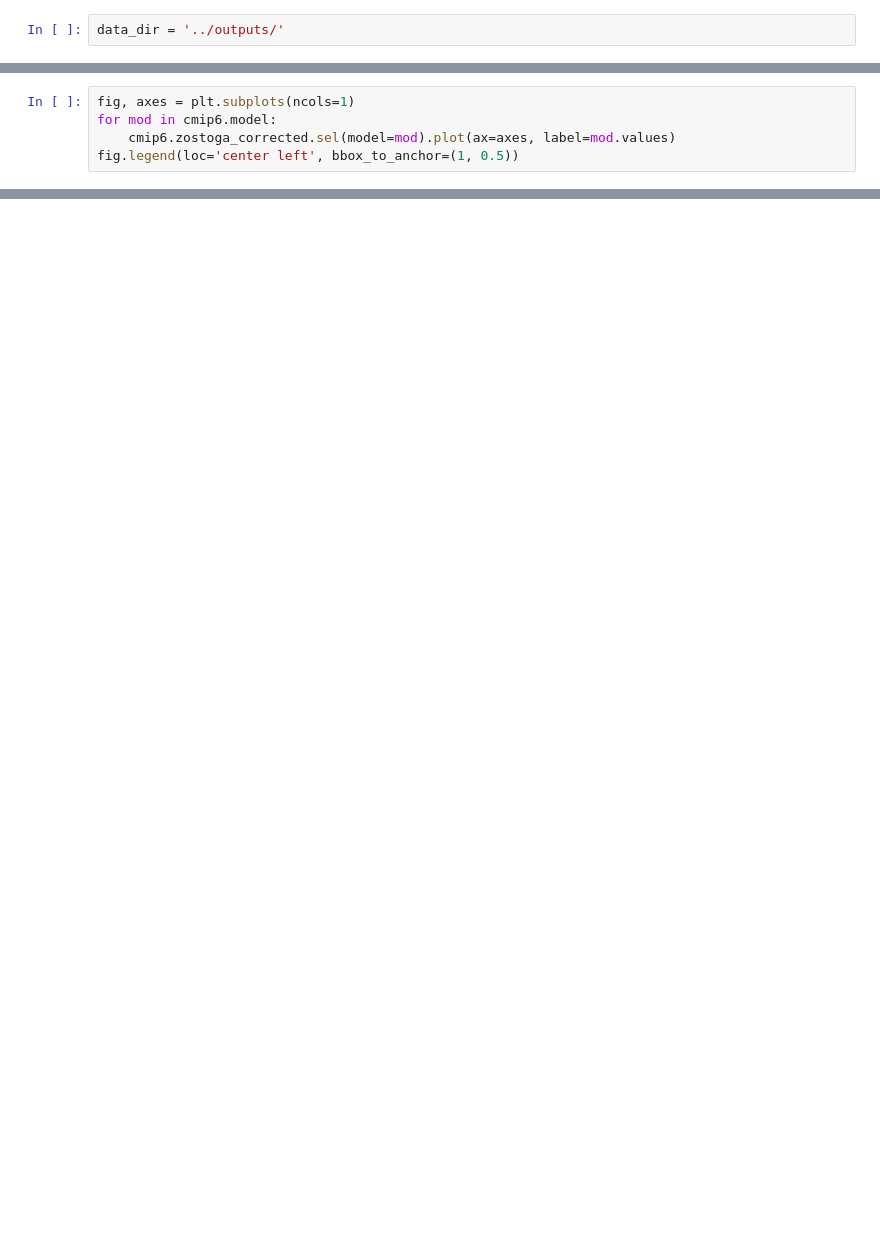
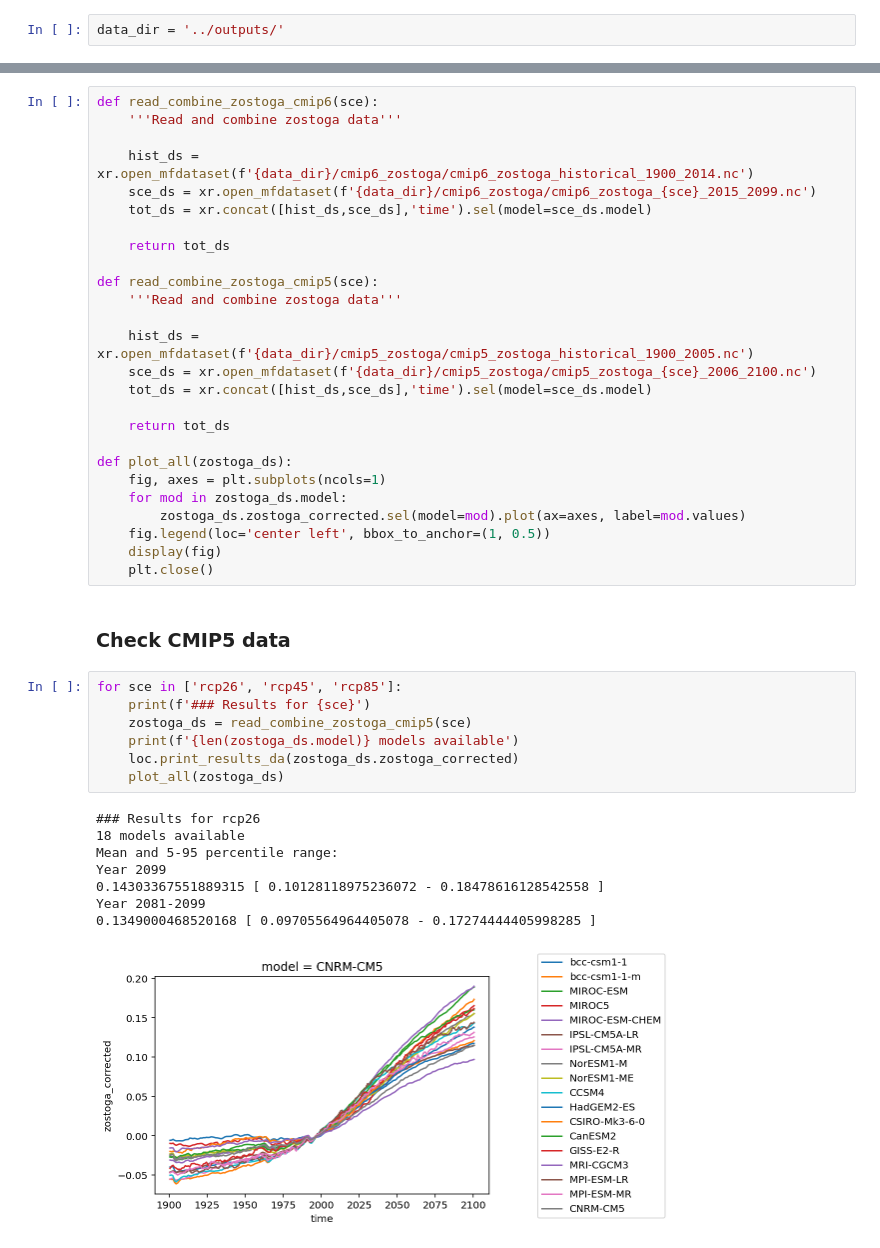
Before and after one commit to dlebars/CMIP_SeaLevel, a Jupyter notebook: notebooks/plot_zostoga.ipynb, the cells around one changed output, grey strips where cells are left out. Drawn from its saved outputs; the diff is of its cells as text; blank space fills up the shorter version.

```diff
--- a/notebooks/plot_zostoga.ipynb
+++ b/notebooks/plot_zostoga.ipynb
@@ -37,5 +18,0 @@ Year 2081-2099
-# %%
-fig, axes = plt.subplots(ncols=1)
-for mod in cmip6.model:
-    cmip6.zostoga_corrected.sel(model=mod).plot(ax=axes, label=mod.values)
-fig.legend(loc='center left', bbox_to_anchor=(1, 0.5))
@@ -291,0 +27,44 @@ Coordinates:
+# %%
+def read_combine_zostoga_cmip6(sce):
+    '''Read and combine zostoga data'''
+
+    hist_ds = xr.open_mfdataset(f'{data_dir}/cmip6_zostoga/cmip6_zostoga_historical_1900_2014.nc')
+    sce_ds = xr.open_mfdataset(f'{data_dir}/cmip6_zostoga/cmip6_zostoga_{sce}_2015_2099.nc')
+    tot_ds = xr.concat([hist_ds,sce_ds],'time').sel(model=sce_ds.model)
+
+    return tot_ds
+
+def read_combine_zostoga_cmip5(sce):
+    '''Read and combine zostoga data'''
+
+    hist_ds = xr.open_mfdataset(f'{data_dir}/cmip5_zostoga/cmip5_zostoga_historical_1900_2005.nc')
+    sce_ds = xr.open_mfdataset(f'{data_dir}/cmip5_zostoga/cmip5_zostoga_{sce}_2006_2100.nc')
+    tot_ds = xr.concat([hist_ds,sce_ds],'time').sel(model=sce_ds.model)
+
+    return tot_ds
+
+def plot_all(zostoga_ds):
+    fig, axes = plt.subplots(ncols=1)
+    for mod in zostoga_ds.model:
+        zostoga_ds.zostoga_corrected.sel(model=mod).plot(ax=axes, label=mod.values)
+    fig.legend(loc='center left', bbox_to_anchor=(1, 0.5))
+    display(fig)
+    plt.close()
+# %% [markdown]
+### Check CMIP5 data
+# %%
+for sce in ['rcp26', 'rcp45', 'rcp85']:
+    print(f'### Results for {sce}')
+    zostoga_ds = read_combine_zostoga_cmip5(sce)
+    print(f'{len(zostoga_ds.model)} models available')
+    loc.print_results_da(zostoga_ds.zostoga_corrected)
+    plot_all(zostoga_ds)
+# %% [output]
+### Results for rcp26
+18 models available
+Mean and 5-95 percentile range:
+Year 2099
+0.14303367551889315 [ 0.10128118975236072 - 0.18478616128542558 ]
+Year 2081-2099
+0.1349000468520168 [ 0.09705564964405078 - 0.17274444405998285 ]
+[figure, added]
```
Also changed, not shown: parts of 41 cells of this notebook, 2 other files.
